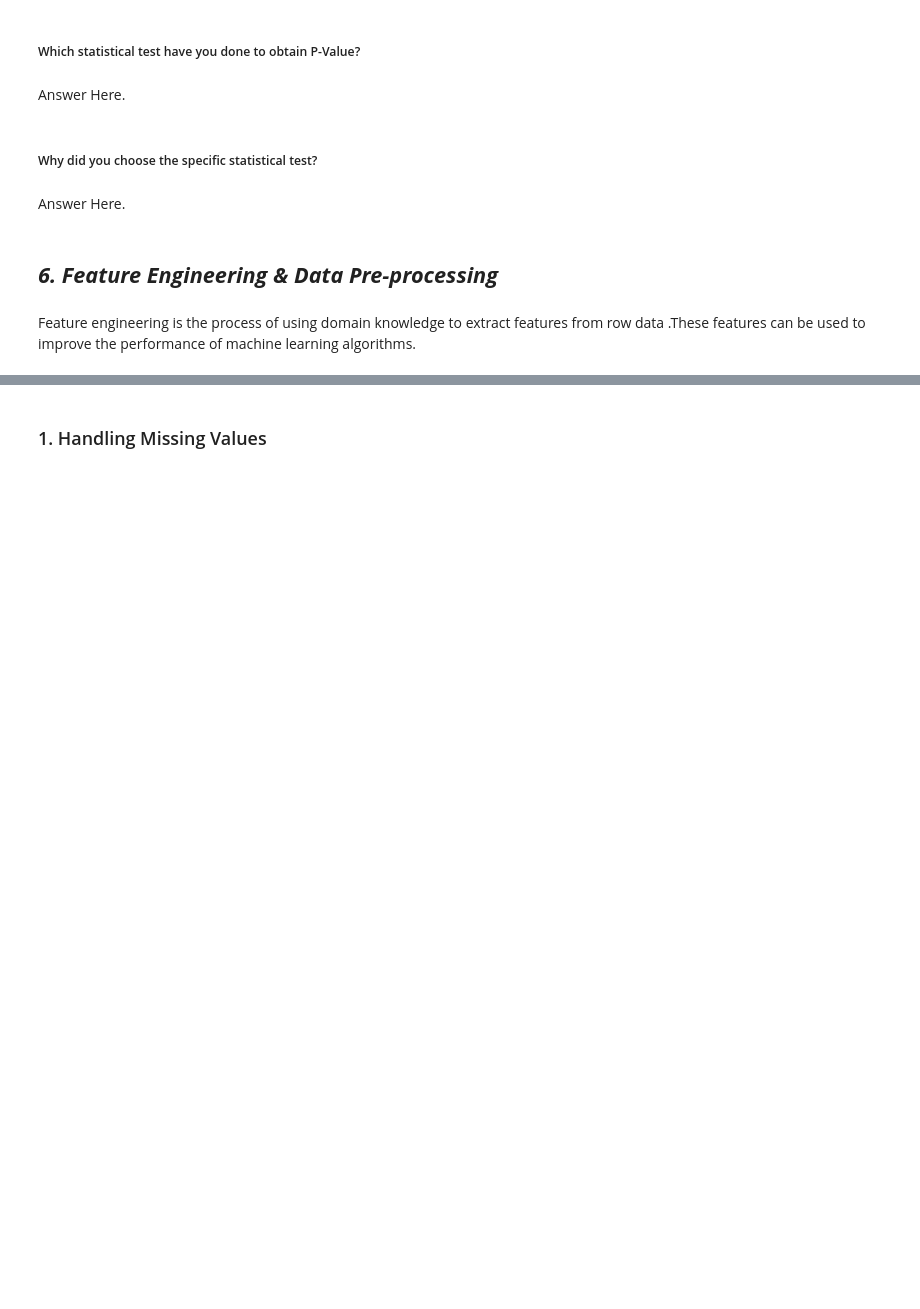
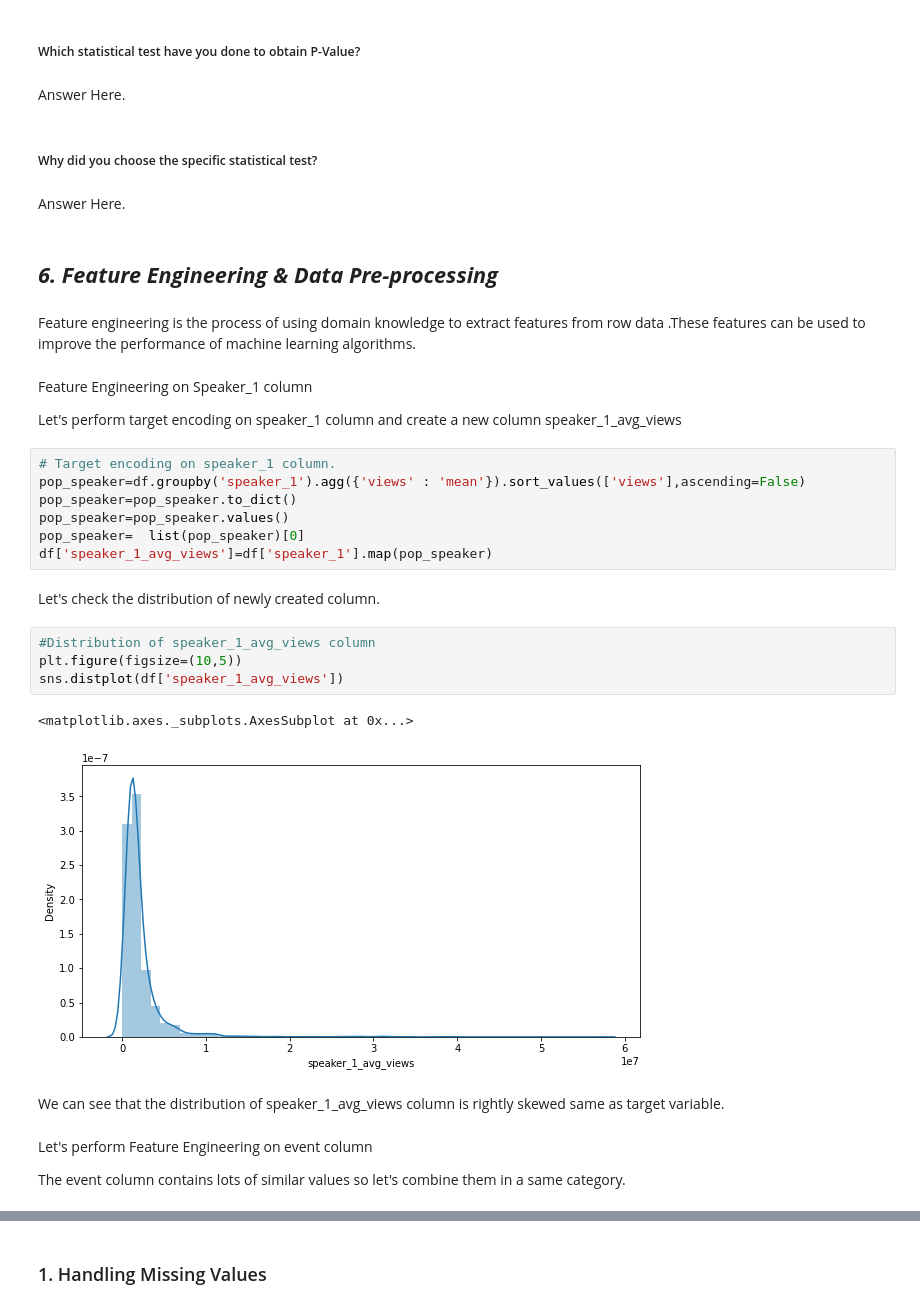
Before and after one commit to Asohail115/Ted-Talk-Views-prediction-Capstone-Regression, a Jupyter notebook: Ted_Talk_Views_prediction_Capstone_Regression.ipynb, the cells around one changed output, grey strips where cells are left out. Drawn from its saved outputs; the diff is of its cells as text; blank space fills up the shorter version.

```diff
--- a/Ted_Talk_Views_prediction_Capstone_Regression.ipynb
+++ b/Ted_Talk_Views_prediction_Capstone_Regression.ipynb
@@ -967,3 +1018,29 @@ Answer Here.
 ## ***6. Feature Engineering & Data Pre-processing***
 # %% [markdown]
 Feature engineering is the process of using domain knowledge to extract features from row data .These features can be used to improve the performance of machine learning algorithms.
+# %% [markdown]
+Feature Engineering on Speaker_1 column
+
+Let's perform target encoding on speaker_1 column and create a new column speaker_1_avg_views
+# %%
+# Target encoding on speaker_1 column.
+pop_speaker=df.groupby('speaker_1').agg({'views' : 'mean'}).sort_values(['views'],ascending=False)
+pop_speaker=pop_speaker.to_dict()
+pop_speaker=pop_speaker.values()
+pop_speaker=  list(pop_speaker)[0]
+df['speaker_1_avg_views']=df['speaker_1'].map(pop_speaker)
+# %% [markdown]
+Let's check the distribution of newly created column.
+# %%
+#Distribution of speaker_1_avg_views column
+plt.figure(figsize=(10,5))
+sns.distplot(df['speaker_1_avg_views'])
+# %% [output]
+<matplotlib.axes._subplots.AxesSubplot at 0x...>
+[figure, added]
+# %% [markdown]
+We can see that the distribution of speaker_1_avg_views column is rightly skewed same as target variable.
+# %% [markdown]
+Let's perform Feature Engineering on event column
+
+The event column contains lots of similar values so let's combine them in a same category.
```
Also changed, not shown: parts of 137 cells of this notebook.
